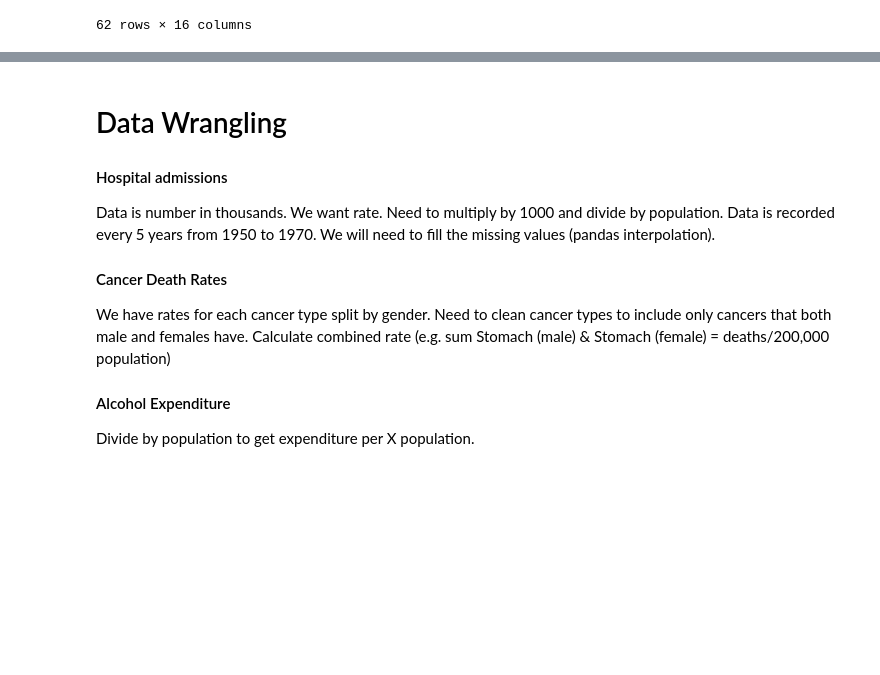
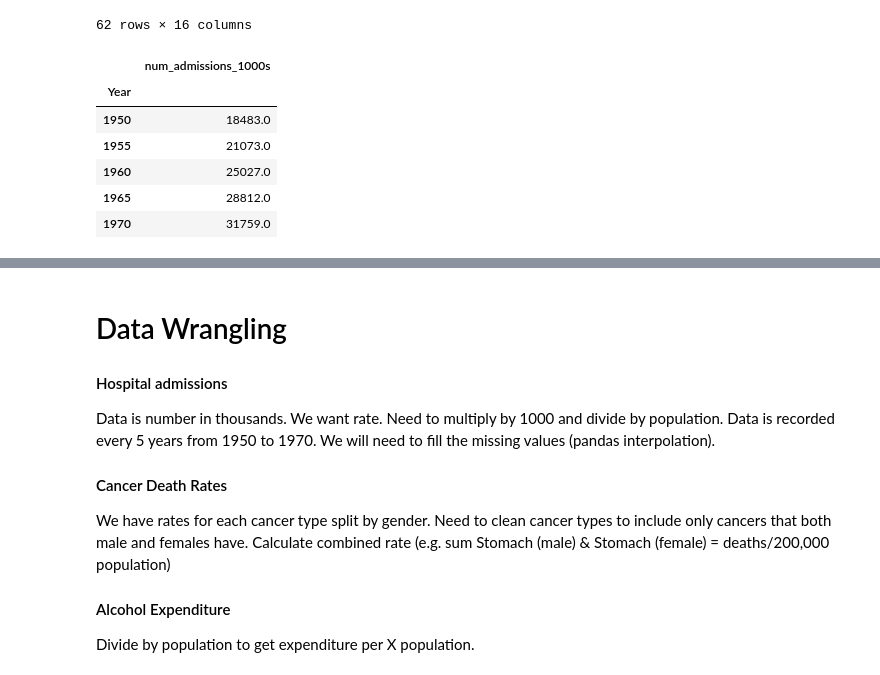
Before and after one commit to gvnsp/618, a Jupyter notebook: emanwong_618_proj.ipynb, the cells around one changed output, grey strips where cells are left out. Drawn from its saved outputs; the diff is of its cells as text; code cells hidden in the pictures; blank space fills up the shorter version.

```diff
--- a/emanwong_618_proj.ipynb
+++ b/emanwong_618_proj.ipynb
@@ -158,0 +172,10 @@ air_pollution
+# %%
+hospital_admissions.head()
+# %% [output]
+|  | num_admissions_1000s |
+| Year |  |
+| 1950 | 18483.0 |
+| 1955 | 21073.0 |
+| 1960 | 25027.0 |
+| 1965 | 28812.0 |
+| 1970 | 31759.0 |
```
Also changed, not shown: parts of 12 cells of this notebook.
